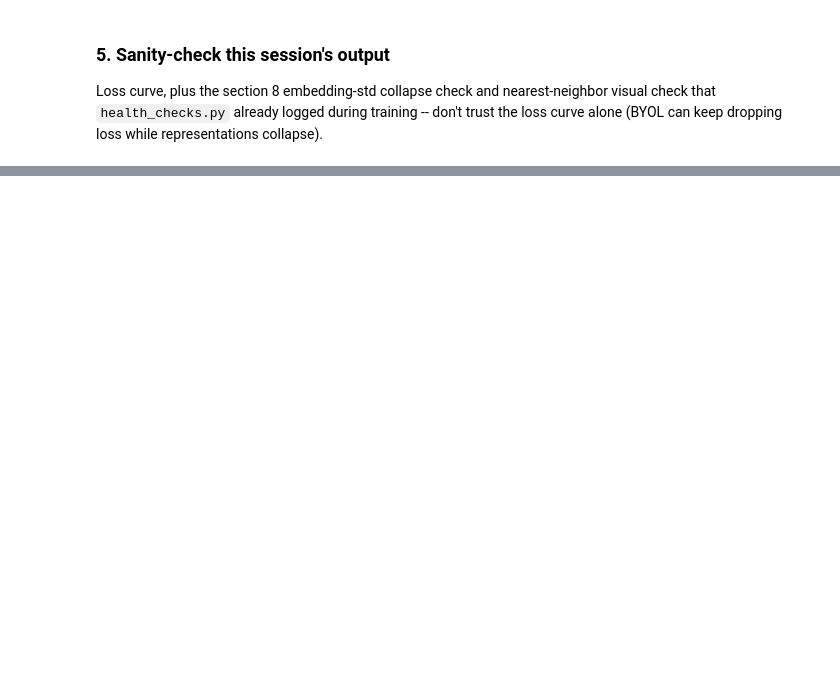
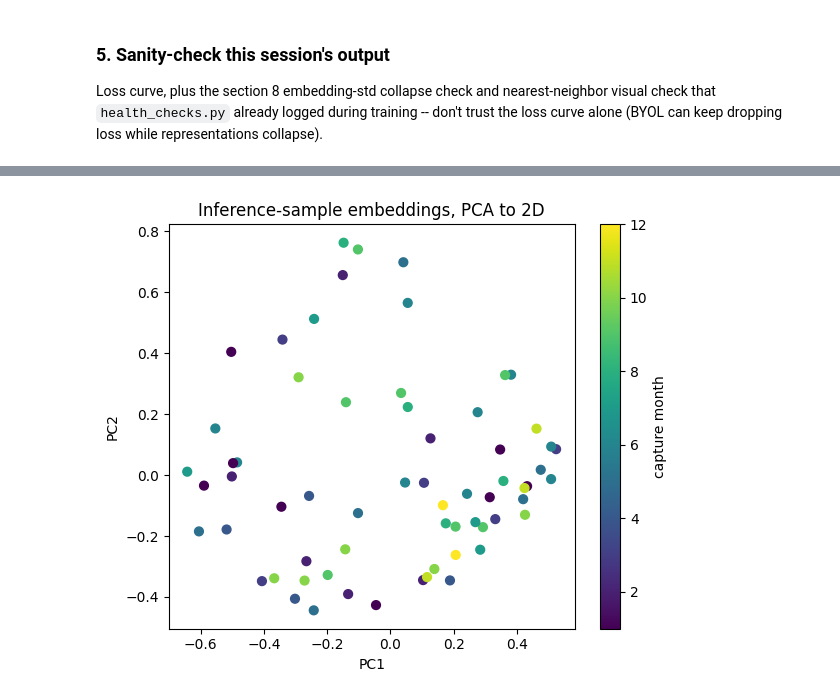
Before and after one commit to jaishu-1/propose.github.io, a Jupyter notebook: notebooka3adefd628.ipynb, the cells around one changed output, grey strips where cells are left out. Saved outputs shown, nothing was run; the diff lists cells and outputs as text; code cells hidden in the pictures; blank space fills up the shorter version.

```diff
--- a/notebooka3adefd628.ipynb
+++ b/notebooka3adefd628.ipynb
@@ -236,0 +249,20 @@ is known.
+# %%
+import numpy as np
+import pandas as pd
+import matplotlib.pyplot as plt
+from sklearn.decomposition import PCA
+
+embeddings = np.load("/kaggle/working/inference_embeddings.npy")
+meta = pd.read_csv("/kaggle/working/inference_embeddings.csv")
+months = pd.to_datetime(meta["date"], format="%Y%m%d").dt.month
+
+coords = PCA(n_components=2).fit_transform(embeddings)
+
+plt.figure(figsize=(6, 5))
+sc = plt.scatter(coords[:, 0], coords[:, 1], c=months, cmap="viridis", s=40)
+plt.colorbar(sc, label="capture month")
+plt.xlabel("PC1"); plt.ylabel("PC2")
+plt.title("Inference-sample embeddings, PCA to 2D")
+plt.tight_layout(); plt.show()
+# %% [output]
+[figure, added]
```
Also changed, not shown: parts of 14 cells of this notebook.
